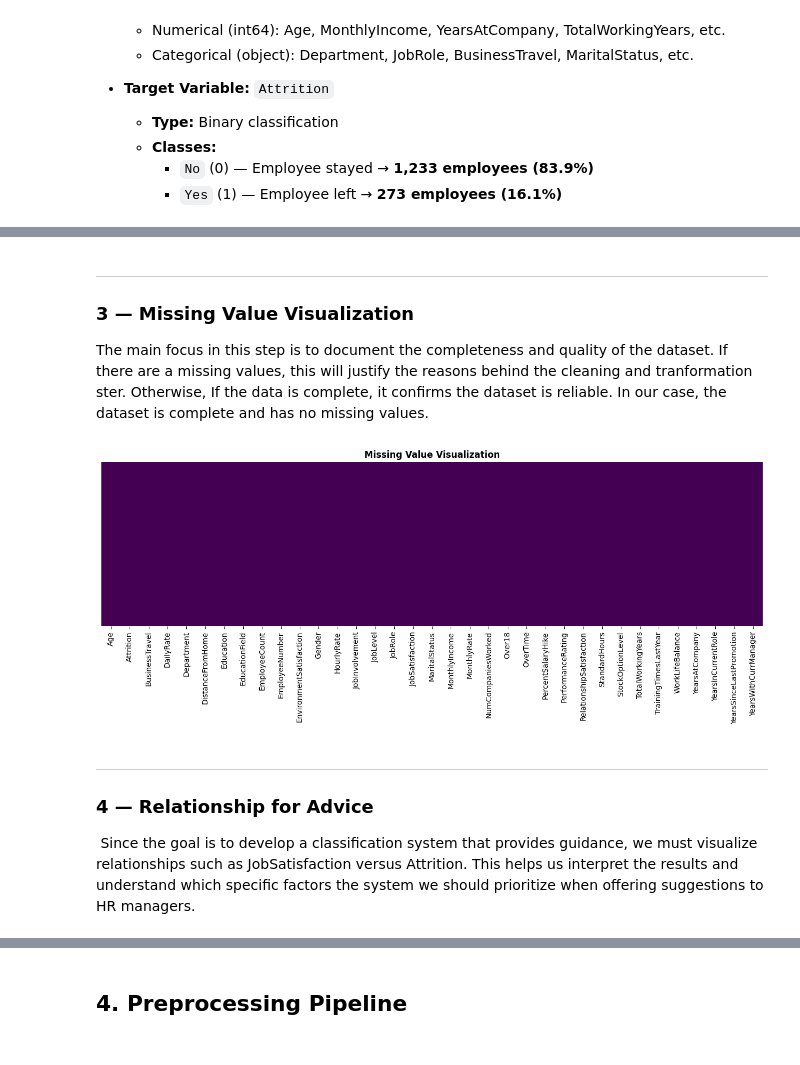
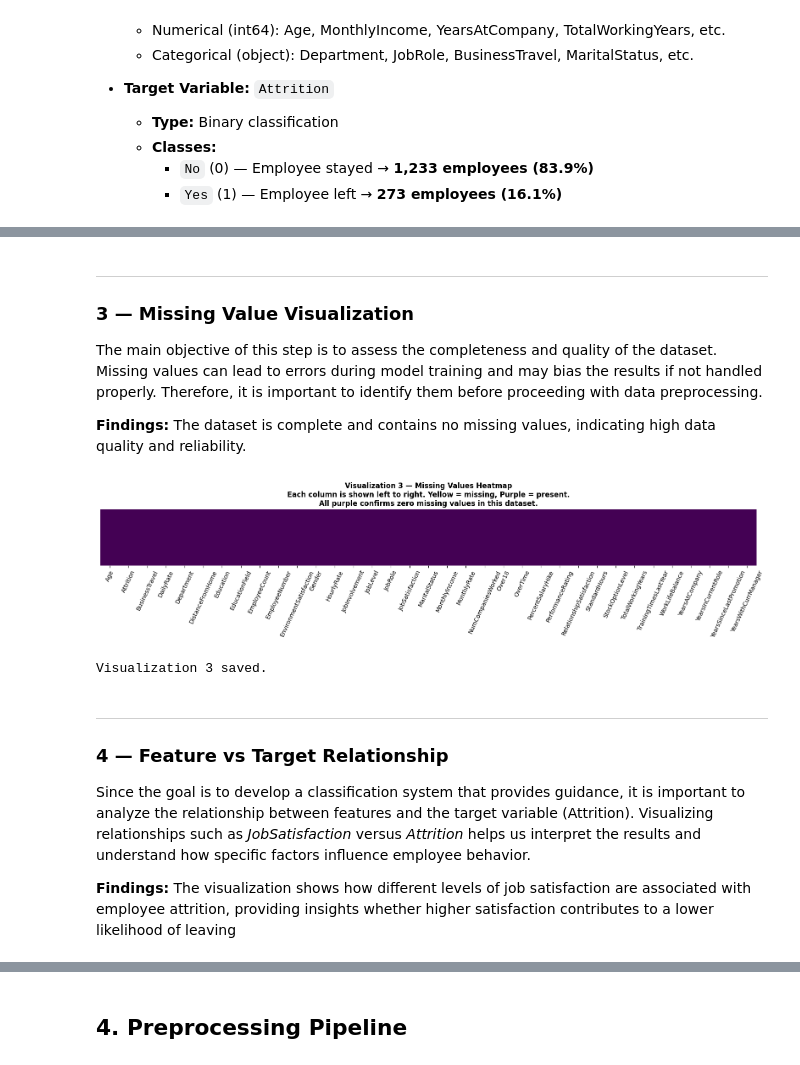
Before and after one commit to K0alaxy/SWE485-G2-Phase1, a Jupyter notebook: Phase1_Data_Exploration.ipynb, the cells around one changed output, grey strips where cells are left out. Saved outputs shown, nothing was run; the diff lists cells and outputs as text; code cells hidden in the pictures.

```diff
--- a/Phase1_Data_Exploration.ipynb
+++ b/Phase1_Data_Exploration.ipynb
@@ -132,18 +190,33 @@ plt.show()
 # %% [markdown]
 ---
 ### 3 — Missing Value Visualization
-The main focus in this step is to document the completeness and quality of the dataset. If there are a missing values, this will justify the reasons behind the cleaning and tranformation ster. Otherwise, If the data is complete, it confirms the dataset is reliable. In our case, the dataset is complete and has no missing values.
+The main objective of this step is to assess the completeness and quality of the dataset. Missing values can lead to errors during model training and may bias the results if not handled properly. Therefore, it is important to identify them before proceeding with data preprocessing.
+
+**Findings:**
+The dataset is complete and contains no missing values, indicating high data quality and reliability.
 # %%
-# Visualizing Missing Values in the Dataset
-plt.figure(figsize=(16, 4))
-sns.heatmap(df.isnull(), yticklabels=False, cbar=False, cmap='viridis')
-plt.title('Missing Value Visualization', fontweight='bold')
-plt.savefig('plots/viz3_missing_values_check.png', bbox_inches='tight')
+# VISUALIZATION 3: Missing Values Heatmap
+fig, ax = plt.subplots(figsize=(16, 4))
+sns.heatmap(df.isnull(), cbar=False, cmap='viridis', ax=ax, yticklabels=False)
+ax.set_title(
+    'Visualization 3 — Missing Values Heatmap\n'
+    'Each column is shown left to right. Yellow = missing, Purple = present.\n'
+    'All purple confirms zero missing values in this dataset.',
+    fontsize=12, fontweight='bold'
+)
+ax.tick_params(axis='x', rotation=65)
+plt.tight_layout()
+plt.savefig('plots/viz3_missing_values.png', dpi=150, bbox_inches='tight')
 plt.show()
+print('Visualization 3 saved.')
 # %% [output]
-[figure, old version]
+[figure, new version]
+Visualization 3 saved.
 # %% [markdown]
 ---
-### 4 —  Relationship for Advice
- Since the goal is to develop a classification system that provides guidance, we must visualize relationships such as JobSatisfaction versus Attrition. This helps us interpret the results and understand which specific factors the system we should prioritize when offering suggestions to HR managers.
+### 4 —  Feature vs Target Relationship
+Since the goal is to develop a classification system that provides guidance, it is important to analyze the relationship between features and the target variable (Attrition). Visualizing relationships such as *JobSatisfaction* versus *Attrition* helps us interpret the results and understand how specific factors influence employee behavior.
+
+**Findings:**
+The visualization shows how different levels of job satisfaction are associated with employee attrition, providing insights whether higher satisfaction contributes to a lower likelihood of leaving
 # %%
```
Also changed, not shown: parts of 7 cells of this notebook, 8 other files.
